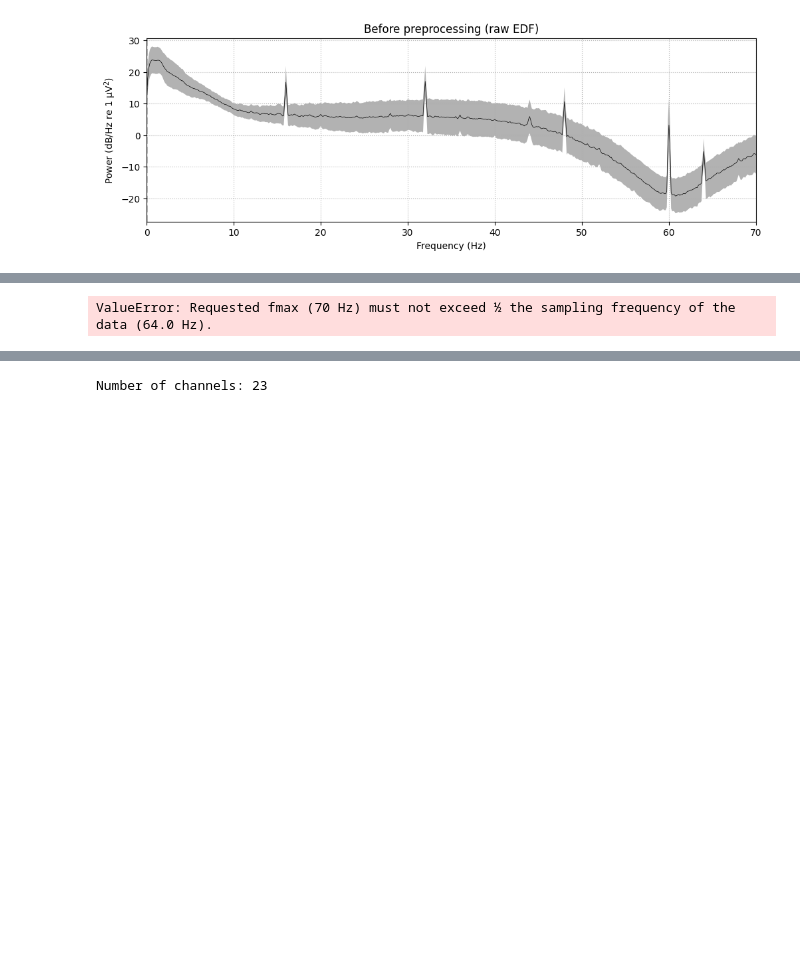
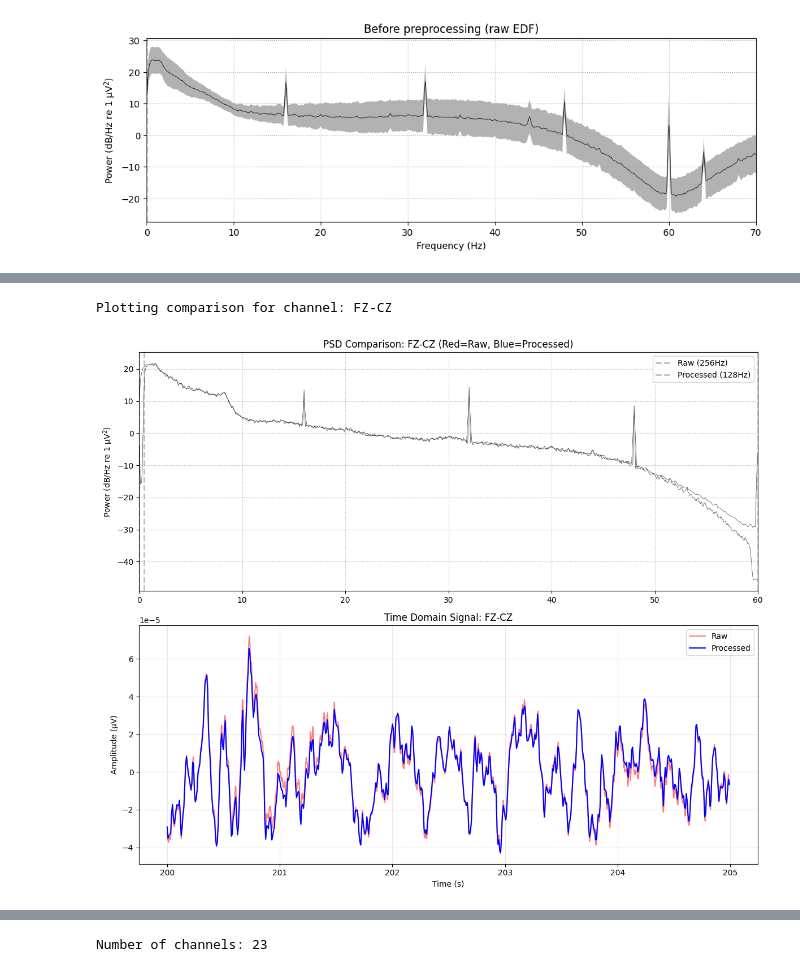
Before and after one commit to denizyennerr/Tez, a Jupyter notebook: notebooks/analysis.ipynb, the cells around one changed output, grey strips where cells are left out. Cells and saved outputs as stored; diff of their text form; code cells hidden in the pictures; blank space fills up the shorter version.

```diff
--- a/notebooks/analysis.ipynb
+++ b/notebooks/analysis.ipynb
@@ -876,4 +921,58 @@ Plotting power spectral density (dB=True).
 # %%
-plot_psd(raw_after, "After filtering + notch + downsampling")
+import matplotlib.pyplot as plt
+import mne
+import numpy as np
+
+# --- 1. Fix the Warning & Setup ---
+# This suppresses the specific warning about missing 3D coordinates
+mne.set_log_level("ERROR")
+
+fig, ax = plt.subplots(2, 1, figsize=(12, 10))
+
+# --- 2. Frequency Domain (PSD) ---
+# We use fmax=60 because the processed data (128Hz) has a limit of 64Hz (Nyquist)
+# We pick the FIRST channel that exists in BOTH files to ensure fairness
+common_channels = list(set(raw_before.ch_names) & set(raw_after.ch_names))
+target_channel = common_channels[0]
+
+print(f"Plotting comparison for channel: {target_channel}")
+
+# Compute PSD only for this specific channel to keep the plot clean
+# Note: MNE's compute_psd returns a PSD object, we plot that.
+psd_before = raw_before.compute_psd(fmax=60, picks=[target_channel])
+psd_after = raw_after.compute_psd(fmax=60, picks=[target_channel])
+
+psd_before.plot(axes=ax[0], color='red', show=False)
+psd_after.plot(axes=ax[0], color='blue', show=False)
+
+ax[0].set_title(f"PSD Comparison: {target_channel} (Red=Raw, Blue=Processed)")
+ax[0].legend(["Raw (256Hz)", "Processed (128Hz)"])
+
+# --- 3. Time Domain Signal ---
+start_sec = 200
+duration = 5
+
+# Get indices for the specific channel name
+idx_b = raw_before.ch_names.index(target_channel)
+idx_a = raw_after.ch_names.index(target_channel)
+
+# Extract data using the specific indices
+# Raw (256 Hz)
+data_b, times_b = raw_before[idx_b, int(start_sec*256):int((start_sec+duration)*256)]
+# Processed (128 Hz)
+data_a, times_a = raw_after[idx_a, int(start_sec*128):int((start_sec+duration)*128)]
+
+ax[1].plot(times_b, data_b.T, color='red', alpha=0.5, label='Raw')
+ax[1].plot(times_a, data_a.T, color='blue', linewidth=1.5, label='Processed')
+
+ax[1].set_title(f"Time Domain Signal: {target_channel}")
+ax[1].set_xlabel("Time (s)")
+ax[1].set_ylabel("Amplitude (µV)")
+ax[1].legend(loc="upper right")
+ax[1].grid(True, alpha=0.3)
+
+plt.tight_layout()
+plt.show()
 # %% [output]
-ValueError: Requested fmax (70 Hz) must not exceed ½ the sampling frequency of the data (64.0 Hz).
+Plotting comparison for channel: FZ-CZ
+[figure, added]
```
Also changed, not shown: parts of 9 cells of this notebook, 1 other file.
